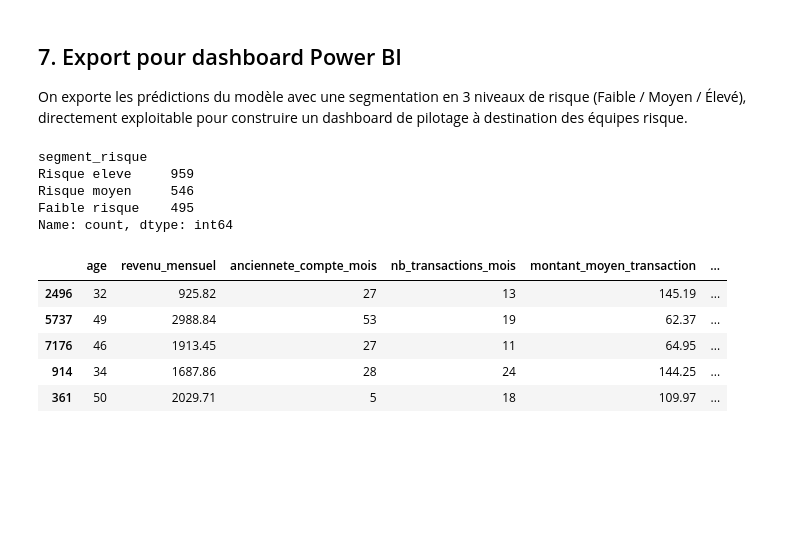
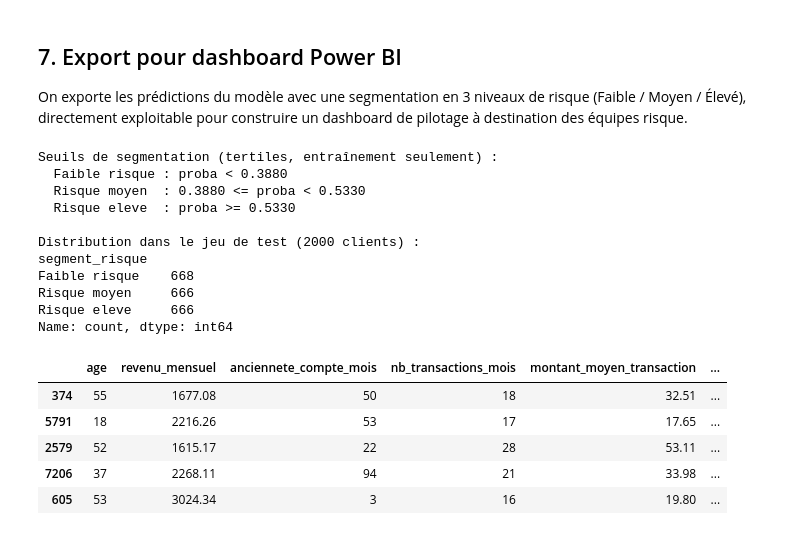
Before and after one commit to FaoOket/credit-risk-scoring, a Jupyter notebook: notebook/Scoring_Risque_Credit_Fintech.ipynb, the cells around one changed output. Drawn from its saved outputs; the diff is of its cells as text; code cells hidden in the pictures; blank space fills up the shorter version.

```diff
--- a/notebook/Scoring_Risque_Credit_Fintech.ipynb
+++ b/notebook/Scoring_Risque_Credit_Fintech.ipynb
@@ -40,7 +54,7 @@ Le dataset contient 8 000 profils clients avec leurs caractéristiques financiè
 
 > **Note méthodologique :** ce jeu de données est généré de façon synthétique mais selon une logique métier réaliste (corrélations cohérentes avec la littérature du scoring crédit : taux d'endettement, historique d'incidents, score bureau externe, type de contrat), afin de permettre un projet complet et reproductible en dehors d'un cadre professionnel.
 # %%
-df = pd.read_csv("credit_scoring_dataset.csv")
+df = pd.read_csv(DATA_DIR / "credit_scoring_dataset.csv")
 print(f"Dimensions : {df.shape[0]} lignes x {df.shape[1]} colonnes")
 print(f"Taux de défaut global : {df['default'].mean():.2%}")
 df.head()
@@ -175,5 +238,12 @@ results_df
 # %%
-best_model_name = results_df.iloc[0]["Modele"]
+# On exclut la baseline pour sélectionner le meilleur vrai modèle
+_mask_real = ~results_df["Modele"].str.contains("Baseline", na=False)
+best_model_name = (
+    results_df[_mask_real]
+    .sort_values("AUC (test)", ascending=False)
+    .iloc[0]["Modele"]
+)
 best_pipeline = fitted_pipelines[best_model_name]
-print(f"Modele retenu : {best_model_name} (AUC = {results_df.iloc[0]['AUC (test)']})")
+_best_auc = results_df.loc[results_df["Modele"] == best_model_name, "AUC (test)"].values[0]
+print(f"Modèle retenu : {best_model_name} (AUC = {_best_auc:.4f})")
 # %% [output]
@@ -249,28 +319,48 @@ plt.show()
 
 On exporte les prédictions du modèle avec une segmentation en 3 niveaux de risque (Faible / Moyen / Élevé), directement exploitable pour construire un dashboard de pilotage à destination des équipes risque.
 # %%
+# ── Segmentation par tertiles des probabilités (calculés sur le train) ─────────
+# Option retenue : segments relatifs (tertiles), seuils dérivés du jeu d'entraînement
+# uniquement, aucune donnée test n'est utilisée pour les choisir.
+# Avantage : résultats équilibrés et sans biais de look-ahead.
+_proba_train = best_pipeline.predict_proba(X_train)[:, 1]
+_t33 = float(np.percentile(_proba_train, 33.33))
+_t67 = float(np.percentile(_proba_train, 66.67))
+
 export_df = X_test.copy()
-export_df["default_reel"] = y_test.values
-export_df["proba_defaut"] = best_pipeline.predict_proba(X_test)[:, 1].round(4)
-export_df["prediction"] = y_pred_best
+export_df["default_reel"]  = y_test.values
+export_df["proba_defaut"]   = best_pipeline.predict_proba(X_test)[:, 1].round(4)
+export_df["prediction"]     = y_pred_best
 export_df["segment_risque"] = pd.cut(
     export_df["proba_defaut"],
-    bins=[0, 0.15, 0.35, 1.0],
+    bins=[-np.inf, _t33, _t67, np.inf],
     labels=["Faible risque", "Risque moyen", "Risque eleve"]
 )
-export_df.to_csv("export_powerbi_credit_scoring.csv", index=False)
+export_df.to_csv(DATA_DIR / "export_powerbi_credit_scoring.csv", index=False)
 
+print("Seuils de segmentation (tertiles, entraînement seulement) :")
+print(f"  Faible risque : proba < {_t33:.4f}")
+print(f"  Risque moyen  : {_t33:.4f} <= proba < {_t67:.4f}")
+print(f"  Risque eleve  : proba >= {_t67:.4f}")
+print("")
+print(f"Distribution dans le jeu de test ({len(export_df)} clients) :")
 print(export_df["segment_risque"].value_counts())
 export_df.head()
 # %% [output]
+Seuils de segmentation (tertiles, entraînement seulement) :
+  Faible risque : proba < 0.3880
+  Risque moyen  : 0.3880 <= proba < 0.5330
+  Risque eleve  : proba >= 0.5330
+
+Distribution dans le jeu de test (2000 clients) :
 segment_risque
-Risque eleve     959
-Risque moyen     546
-Faible risque    495
+Faible risque    668
+Risque moyen     666
+Risque eleve     666
 Name: count, dtype: int64
 |  | age | revenu_mensuel | anciennete_compte_mois | nb_transactions_mois | montant_moyen_transaction | ... |
-| 2496 | 32 | 925.82 | 27 | 13 | 145.19 | ... |
-| 5737 | 49 | 2988.84 | 53 | 19 | 62.37 | ... |
-| 7176 | 46 | 1913.45 | 27 | 11 | 64.95 | ... |
-| 914 | 34 | 1687.86 | 28 | 24 | 144.25 | ... |
-| 361 | 50 | 2029.71 | 5 | 18 | 109.97 | ... |
+| 374 | 55 | 1677.08 | 50 | 18 | 32.51 | ... |
+| 5791 | 18 | 2216.26 | 53 | 17 | 17.65 | ... |
+| 2579 | 52 | 1615.17 | 22 | 28 | 53.11 | ... |
+| 7206 | 37 | 2268.11 | 94 | 21 | 33.98 | ... |
+| 605 | 53 | 3024.34 | 3 | 16 | 19.80 | ... |
```
Also changed, not shown: parts of 15 cells of this notebook, 9 other files.
